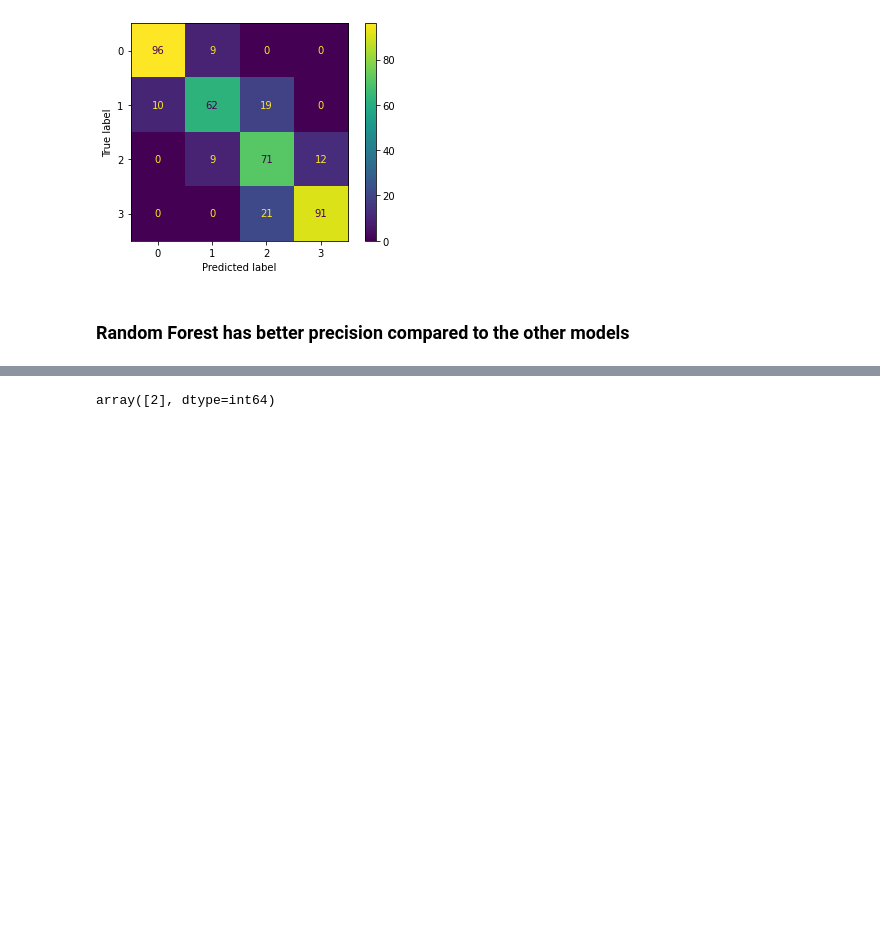
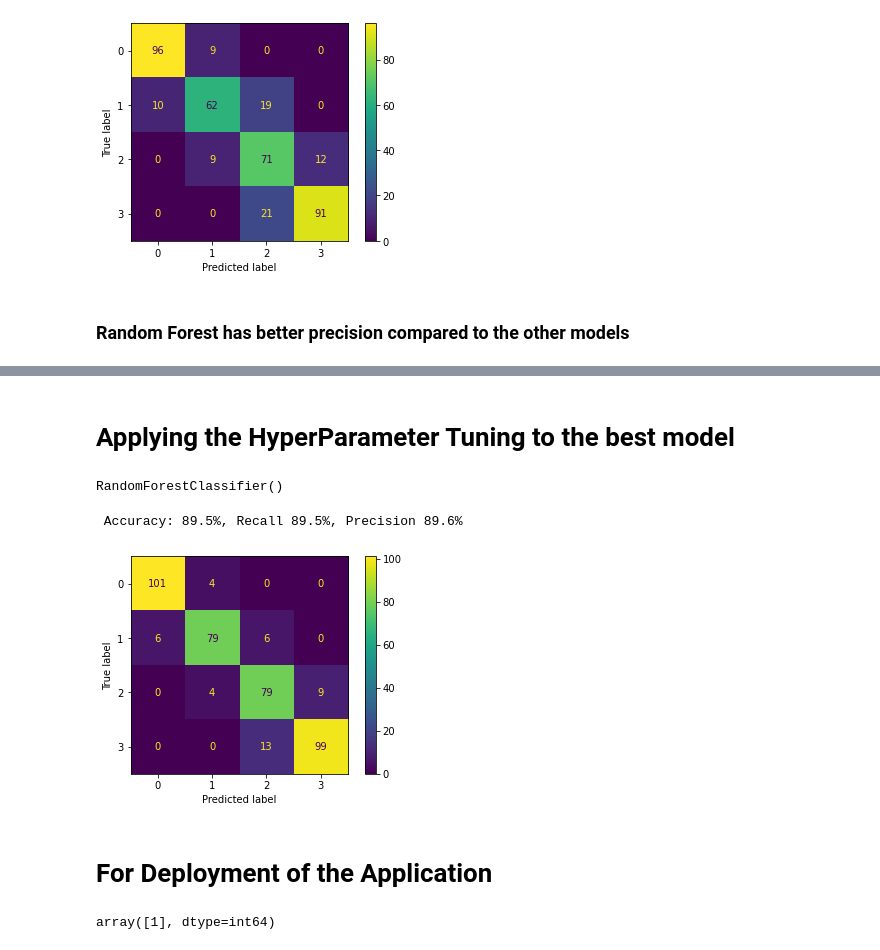
Before and after one commit to lukeeees/ADMN5016_2022, a Jupyter notebook: ADMN5016 Assignment/Project/Mobile Pricing.ipynb, the cells around one changed output, grey strips where cells are left out. Cells and saved outputs as stored; diff of their text form; code cells hidden in the pictures; blank space fills up the shorter version.

```diff
--- a/ADMN5016 Assignment/Project/Mobile Pricing.ipynb
+++ b/ADMN5016 Assignment/Project/Mobile Pricing.ipynb
@@ -420,10 +416,29 @@ Best params for precision_score
+# %% [markdown]
+# Applying the HyperParameter Tuning to the best model
+# %%
+model = RandomForestClassifier(max_depth= None, max_features= 'sqrt', min_samples_leaf= 1, min_samples_split= 2, n_estimators= 100)
+model.fit(X_train, y_train)
+# %% [output]
+RandomForestClassifier()
+# %%
+y_pred = model.predict(X_test)
+precision_test = precision_score(y_test, y_pred, average = 'weighted')
+recall_test = recall_score(y_test, y_pred, average = 'weighted')
+accuracy_test = accuracy_score(y_test, y_pred)
+cm_plot(y_test,y_pred,model)
+print("\n Accuracy: {a:3.1%}, Recall {r:3.1%}, Precision {p:3.1%}".format(a=accuracy_test,r=recall_test, p=precision_test))
+# %% [output]
+ Accuracy: 89.5%, Recall 89.5%, Precision 89.6%
+[figure, added]
+# %% [markdown]
+# For Deployment of the Application
 # %%
 X = np.array([[842,0,2.2,0,1,0,7,0.6,188,2,2,20,756,2549,9,7,19,0,1]])
 # %%
 y_pred = model.predict(X)
 y_pred
 # %% [output]
-array([2], dtype=int64)
+array([1], dtype=int64)
 # %%
 data ={"model":model,
        "y_test":y_test,
```
Also changed, not shown: parts of 21 cells of this notebook, 3 other files.
